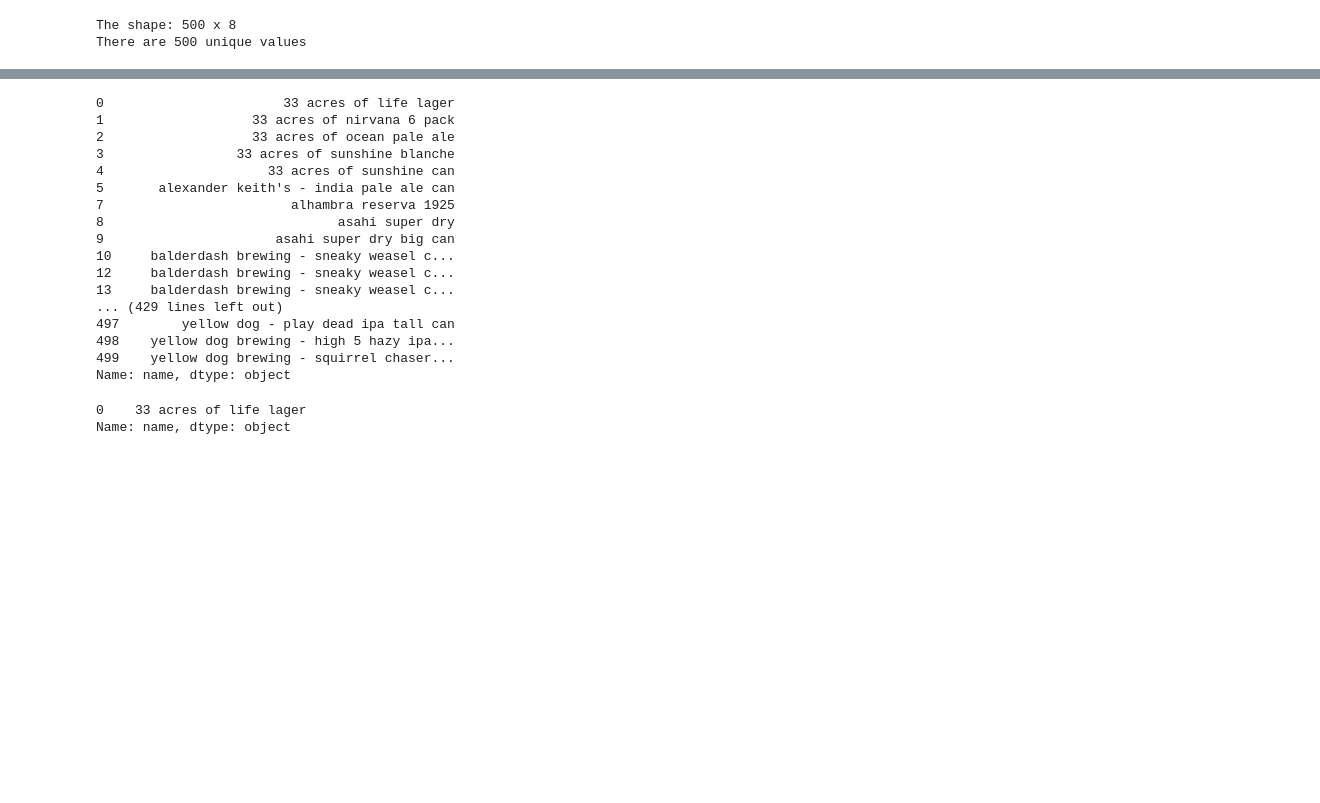
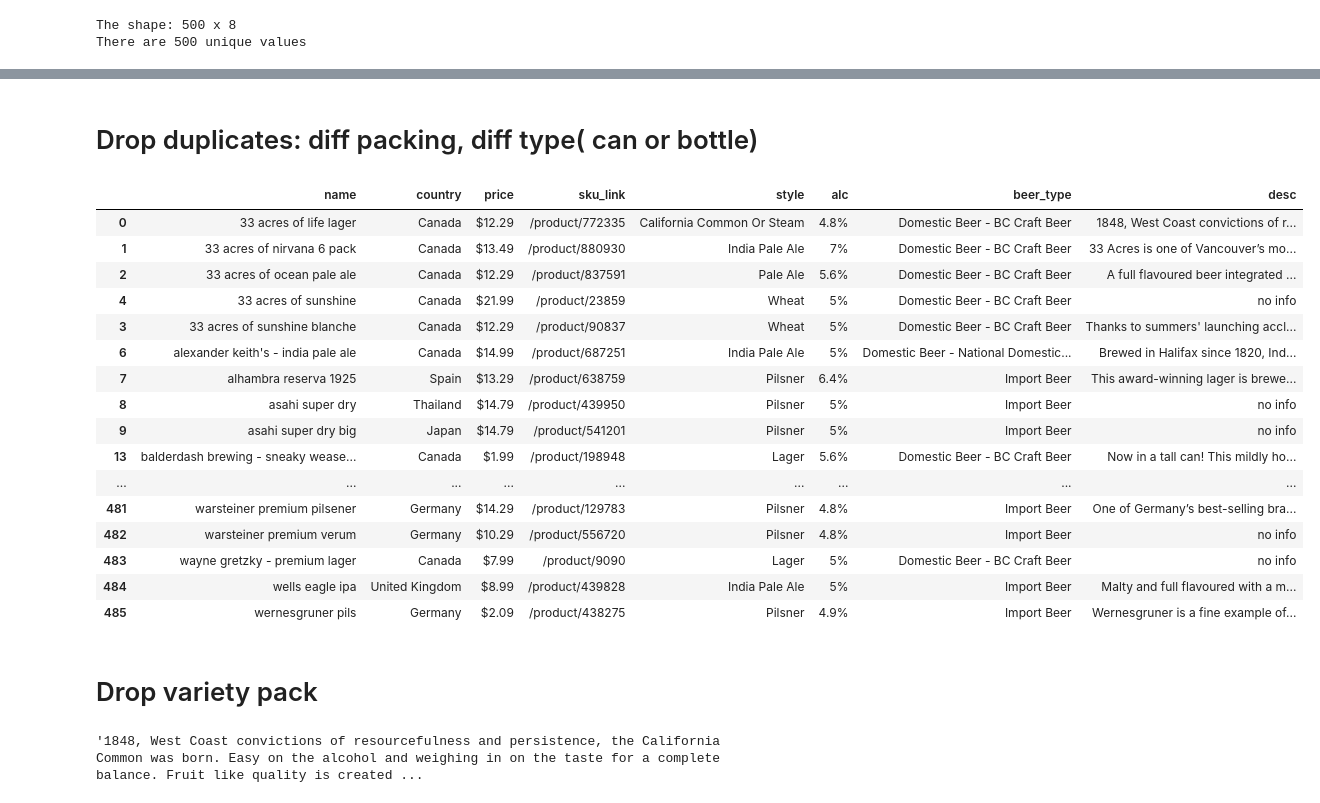
Before and after one commit to suziephan/liquor_review, a Jupyter notebook: Fuzzy matching with beer.ipynb, the cells around one changed output, grey strips where cells are left out. Drawn from its saved outputs; the diff is of its cells as text; code cells hidden in the pictures; blank space fills up the shorter version.

```diff
--- a/Fuzzy matching with beer.ipynb
+++ b/Fuzzy matching with beer.ipynb
@@ -13,6 +15,4 @@ print('There are %d unique values' % lq.name.shape[0])
 # %% [output]
 The shape: 500 x 8
 There are 500 unique values
-# %%
-lq.drop_duplicates(subset = 'name', inplace = True)
 # %%
@@ -42,20 +39,28 @@ Name: comb, dtype: object
+# %%
+pd.set_option('display.max_rows',500)
+# %% [markdown]
+# Drop duplicates: diff packing, diff type( can or bottle)
+# %%
+lq.name = lq.name.str.lower().str.replace(" tall can","").str.replace(" can","").str.replace(" 4-pack","").str.replace(" 6-pack","")
+# %%
+lq = lq.sort_values(['name','price']).drop_duplicates(subset = ['name'], keep = 'first')
 # %%
-lq.name
+lq
 # %% [output]
-0                       33 acres of life lager
-1                   33 acres of nirvana 6 pack
-2                   33 acres of ocean pale ale
-3                 33 acres of sunshine blanche
-4                     33 acres of sunshine can
-5       alexander keith's - india pale ale can
-7                        alhambra reserva 1925
-8                              asahi super dry
-9                      asahi super dry big can
-10     balderdash brewing - sneaky weasel c...
-12     balderdash brewing - sneaky weasel c...
-13     balderdash brewing - sneaky weasel c...
-... (429 lines left out)
-497        yellow dog - play dead ipa tall can
-498    yellow dog brewing - high 5 hazy ipa...
-499    yellow dog brewing - squirrel chaser...
-Name: name, dtype: object
+|  | name | country | price | sku_link | style | alc | beer_type | desc |
+| 0 | 33 acres of life lager | Canada | $12.29 | /product/772335 | California Common Or Steam | 4.8% | Domestic Beer - BC Craft Beer | 1848, West Coast convictions of r... |
+| 1 | 33 acres of nirvana 6 pack | Canada | $13.49 | /product/880930 | India Pale Ale | 7% | Domestic Beer - BC Craft Beer | 33 Acres is one of Vancouver’s mo... |
+| 2 | 33 acres of ocean pale ale | Canada | $12.29 | /product/837591 | Pale Ale | 5.6% | Domestic Beer - BC Craft Beer | A full flavoured beer integrated ... |
+| 4 | 33 acres of sunshine | Canada | $21.99 | /product/23859 | Wheat | 5% | Domestic Beer - BC Craft Beer | no info |
+| 3 | 33 acres of sunshine blanche | Canada | $12.29 | /product/90837 | Wheat | 5% | Domestic Beer - BC Craft Beer | Thanks to summers' launching accl... |
+| 6 | alexander keith's - india pale ale | Canada | $14.99 | /product/687251 | India Pale Ale | 5% | Domestic Beer - National Domestic... | Brewed in Halifax since 1820, Ind... |
+| 7 | alhambra reserva 1925 | Spain | $13.29 | /product/638759 | Pilsner | 6.4% | Import Beer | This award-winning lager is brewe... |
+| 8 | asahi super dry | Thailand | $14.79 | /product/439950 | Pilsner | 5% | Import Beer | no info |
+| 9 | asahi super dry big | Japan | $14.79 | /product/541201 | Pilsner | 5% | Import Beer | no info |
+| 13 | balderdash brewing - sneaky wease... | Canada | $1.99 | /product/198948 | Lager | 5.6% | Domestic Beer - BC Craft Beer | Now in a tall can! This mildly ho... |
+| ... | ... | ... | ... | ... | ... | ... | ... | ... |
+| 481 | warsteiner premium pilsener | Germany | $14.29 | /product/129783 | Pilsner | 4.8% | Import Beer | One of Germany’s best-selling bra... |
+| 482 | warsteiner premium verum | Germany | $10.29 | /product/556720 | Pilsner | 4.8% | Import Beer | no info |
+| 483 | wayne gretzky - premium lager | Canada | $7.99 | /product/9090 | Lager | 5% | Domestic Beer - BC Craft Beer | no info |
+| 484 | wells eagle ipa | United Kingdom | $8.99 | /product/439828 | India Pale Ale | 5% | Import Beer | Malty and full flavoured with a m... |
+| 485 | wernesgruner pils | Germany | $2.09 | /product/438275 | Pilsner | 4.9% | Import Beer | Wernesgruner is a fine example of... |
@@ -80,5 +67,2 @@ def ratio_per_word (word, string):
-# %%
-beer_comb_found, similarity= ratio_per_Wlq.name[0:1]
-# %% [output]
-0    33 acres of life lager
-Name: name, dtype: object
+# %% [markdown]
+# Drop variety pack
@@ -84,0 +78,4 @@ Name: name, dtype: object
+# %%
+lq.desc[0]
+# %% [output]
+'1848, West Coast convictions of resourcefulness and persistence, the California Common was born. Easy on the alcohol and weighing in on the taste for a complete balance. Fruit like quality is created ...
```
Also changed, not shown: parts of 44 cells of this notebook.
